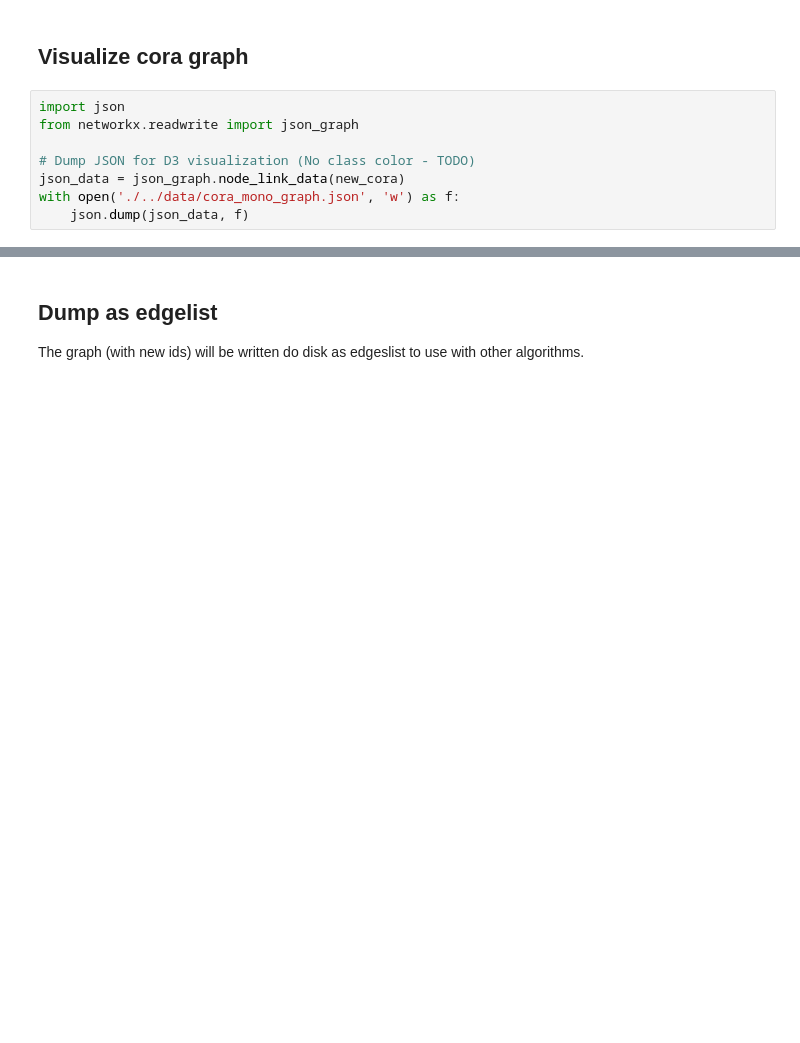
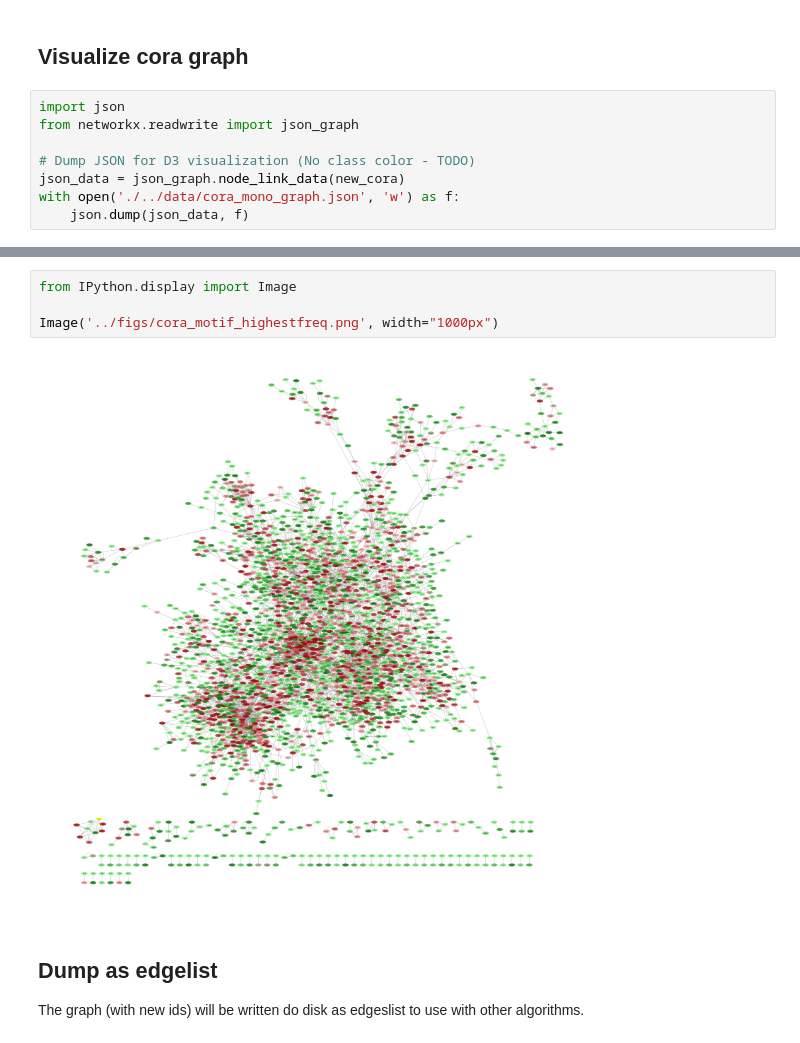
Before and after one commit to gear/motifwalk, a Jupyter notebook: notebooks/Cora network analysis.ipynb, the cells around one changed output, grey strips where cells are left out. Saved outputs shown, nothing was run; the diff lists cells and outputs as text; blank space fills up the shorter version.

```diff
--- a/notebooks/Cora network analysis.ipynb
+++ b/notebooks/Cora network analysis.ipynb
@@ -114,3 +119,9 @@ pos = nx.circular_layout(new_cora)
+# %%
+from IPython.display import Image
+
+Image('../figs/cora_motif_highestfreq.png', width="1000px")
+# %% [output]
+[figure, added]
 # %% [markdown]
 ## Dump as edgelist
 
```
Also changed, not shown: parts of 6 cells of this notebook, 6 other files.
